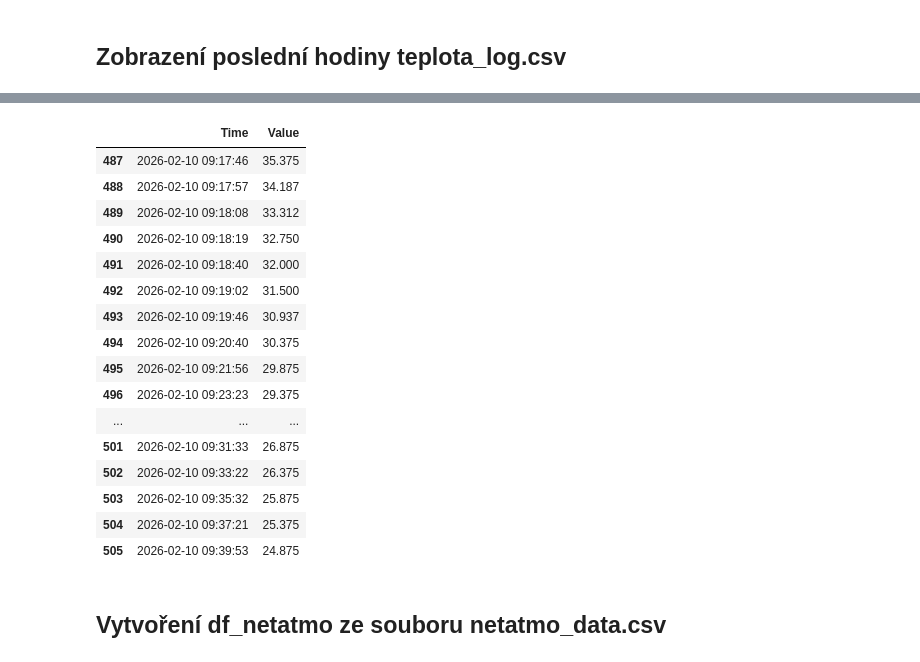
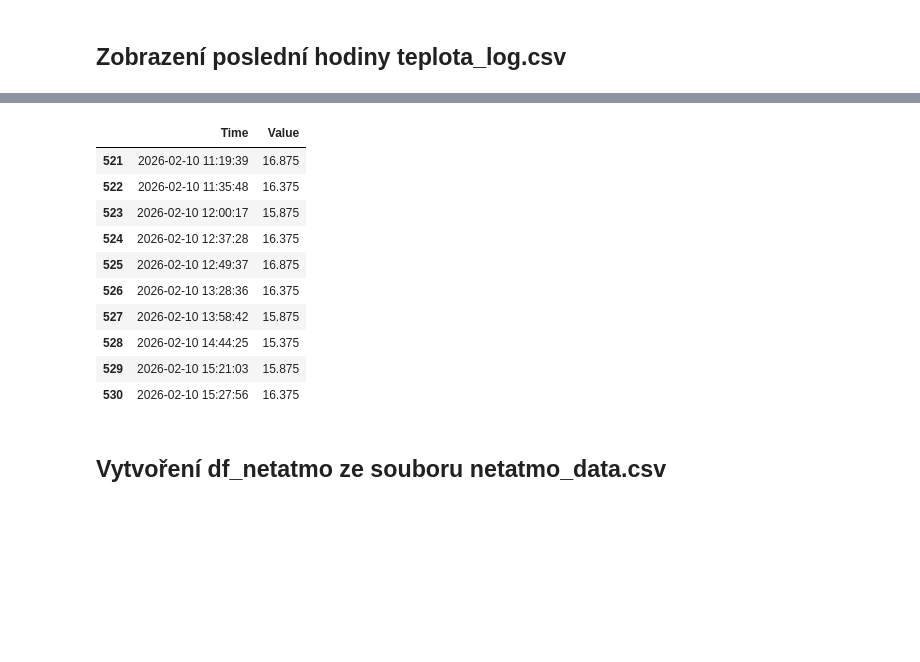
Before and after one commit to MarekCoderslab/Teploty_kotle, a Jupyter notebook: Teplota_kotle.ipynb, the cells around one changed output, grey strips where cells are left out. Cells and saved outputs as stored; diff of their text form; code cells hidden in the pictures; blank space fills up the shorter version.

```diff
--- a/Teplota_kotle.ipynb
+++ b/Teplota_kotle.ipynb
@@ -21,24 +21,18 @@ plt.show()
 # %%
 
-df_plot.tail(20)
+df.tail(10)
 # %% [output]
 |  | Time | Value |
-| 487 | 2026-02-10 09:17:46 | 35.375 |
-| 488 | 2026-02-10 09:17:57 | 34.187 |
-| 489 | 2026-02-10 09:18:08 | 33.312 |
-| 490 | 2026-02-10 09:18:19 | 32.750 |
-| 491 | 2026-02-10 09:18:40 | 32.000 |
-| 492 | 2026-02-10 09:19:02 | 31.500 |
-| 493 | 2026-02-10 09:19:46 | 30.937 |
-| 494 | 2026-02-10 09:20:40 | 30.375 |
-| 495 | 2026-02-10 09:21:56 | 29.875 |
-| 496 | 2026-02-10 09:23:23 | 29.375 |
-| ... | ... | ... |
-| 501 | 2026-02-10 09:31:33 | 26.875 |
-| 502 | 2026-02-10 09:33:22 | 26.375 |
-| 503 | 2026-02-10 09:35:32 | 25.875 |
-| 504 | 2026-02-10 09:37:21 | 25.375 |
-| 505 | 2026-02-10 09:39:53 | 24.875 |
+| 521 | 2026-02-10 11:19:39 | 16.875 |
+| 522 | 2026-02-10 11:35:48 | 16.375 |
+| 523 | 2026-02-10 12:00:17 | 15.875 |
+| 524 | 2026-02-10 12:37:28 | 16.375 |
+| 525 | 2026-02-10 12:49:37 | 16.875 |
+| 526 | 2026-02-10 13:28:36 | 16.375 |
+| 527 | 2026-02-10 13:58:42 | 15.875 |
+| 528 | 2026-02-10 14:44:25 | 15.375 |
+| 529 | 2026-02-10 15:21:03 | 15.875 |
+| 530 | 2026-02-10 15:27:56 | 16.375 |
 # %% [markdown]
 ## Vytvoření df_netatmo ze souboru netatmo_data.csv
 # %%
```
Also changed, not shown: parts of 10 cells of this notebook, 4 other files.
